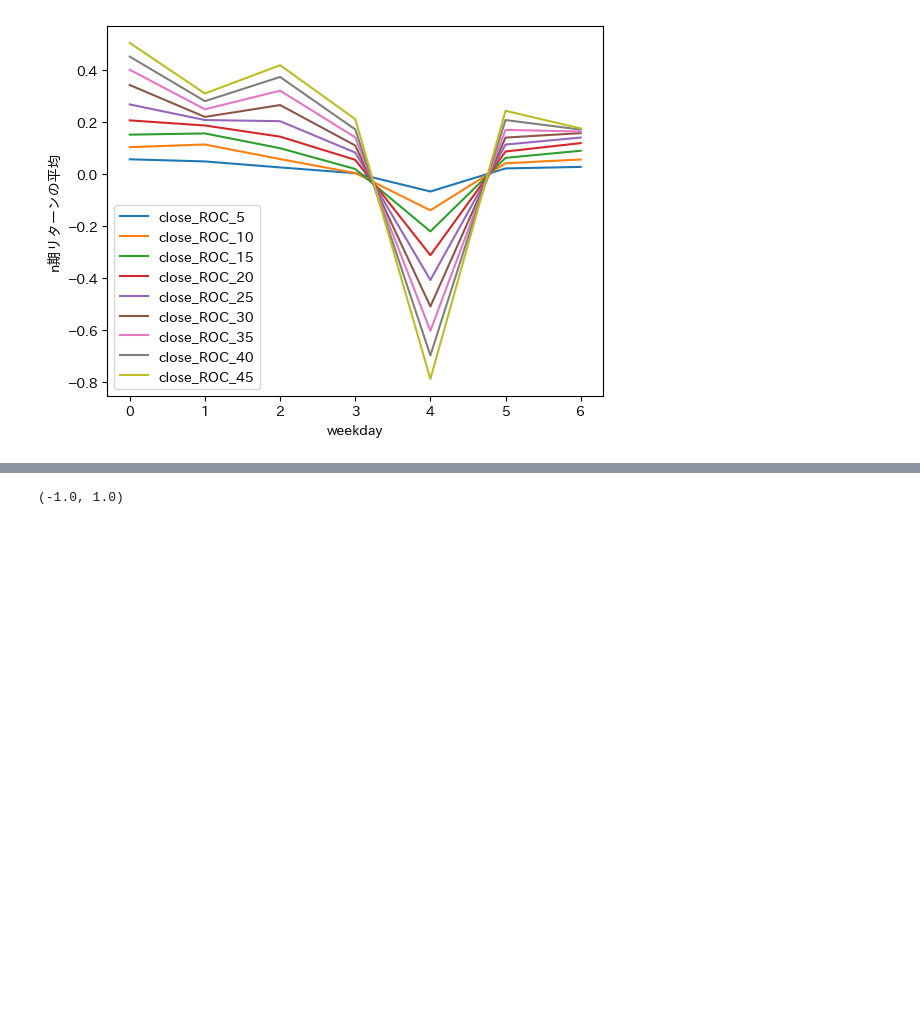
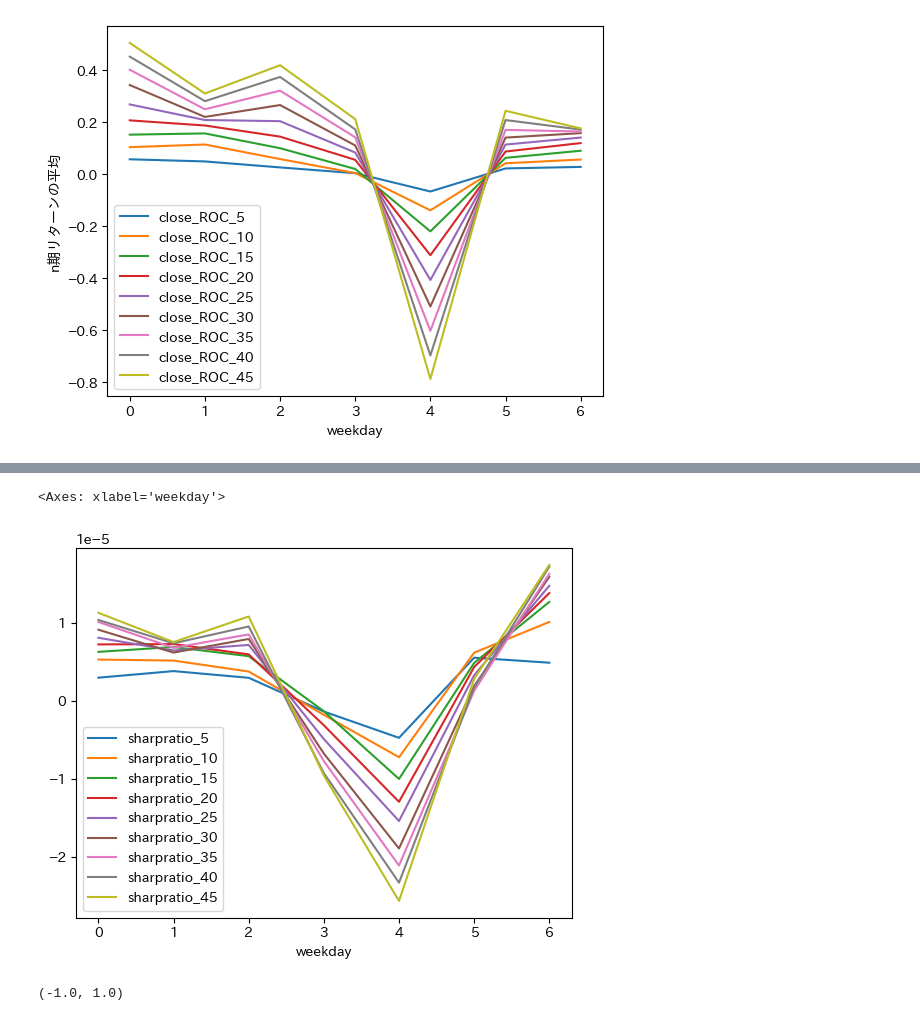
Before and after one commit to aralsea/btc-data-analysis, a Jupyter notebook: src/notebooks/EDA2.ipynb, the cells around one changed output, grey strips where cells are left out. Cells and saved outputs as stored; diff of their text form; code cells hidden in the pictures; blank space fills up the shorter version.

```diff
--- a/src/notebooks/EDA2.ipynb
+++ b/src/notebooks/EDA2.ipynb
@@ -178,3 +208,9 @@ Text(0, 0.5, 'n期リターンの平均')
+# %%
+# sharpratio
+df.groupby("weekday").mean()[[f"sharpratio_{i}" for i in range(5, 50, 5)]].plot()
+# %% [output]
+<Axes: xlabel='weekday'>
+[figure, added]
 # %%
 # 箱髭図
 sns.boxplot(data=df, x="weekday", y=f"close_ROC_{5}")
```
Also changed, not shown: parts of 6 cells of this notebook.
